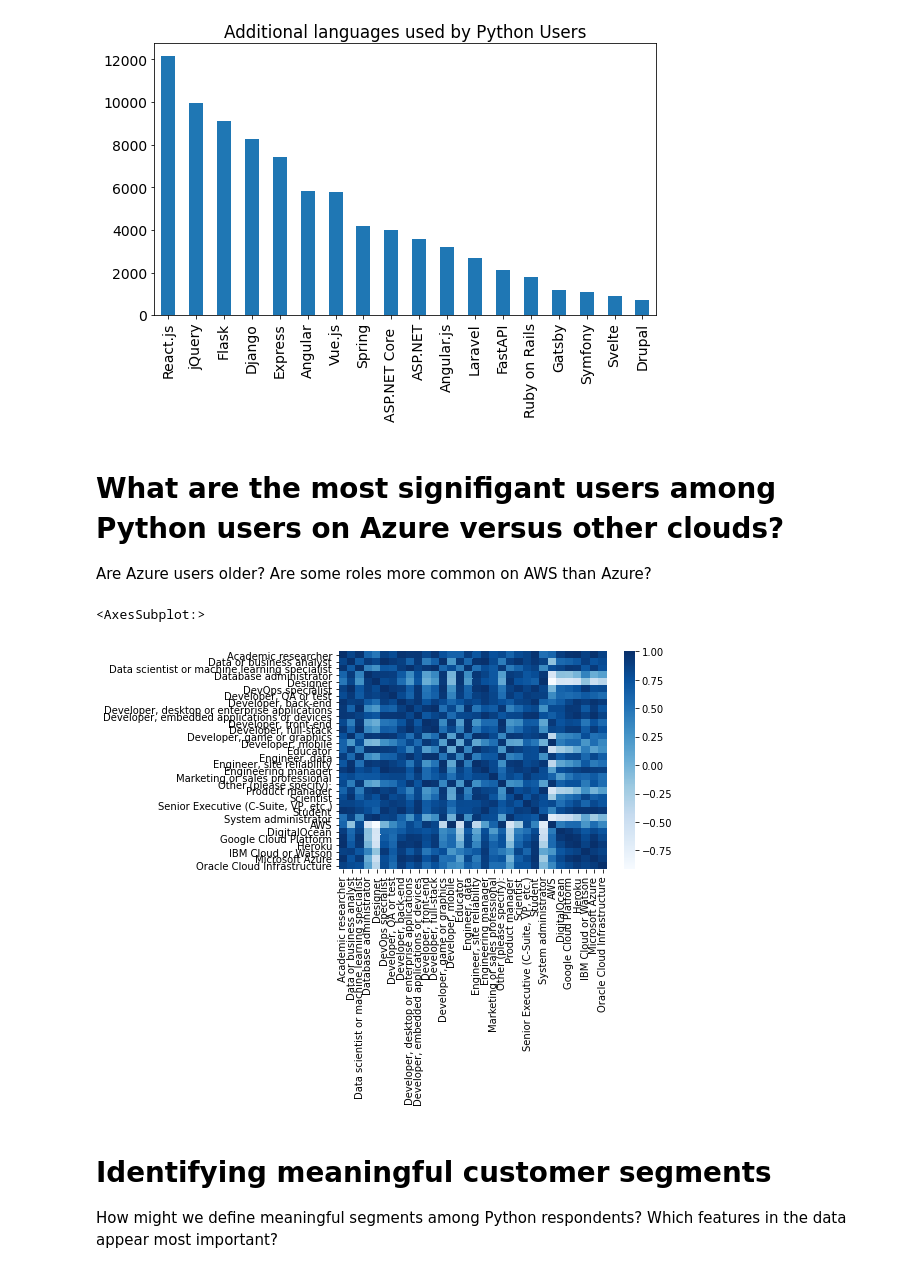
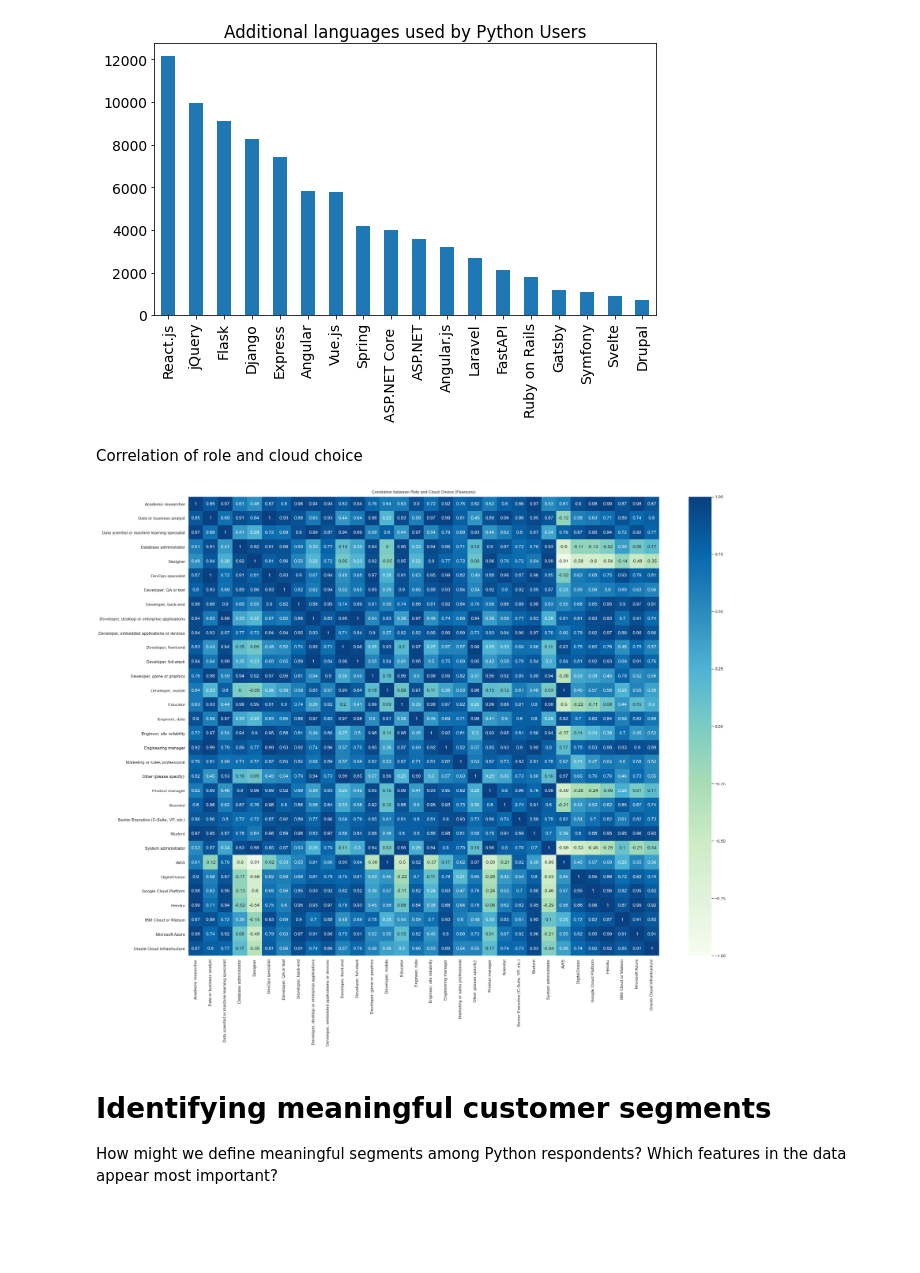
Before and after one commit to binderjoe/stackoverflow2021, a Jupyter notebook: exploratory-analysis.ipynb, the cells around one changed output. Cells and saved outputs as stored; diff of their text form; code cells hidden in the pictures; blank space fills up the shorter version.

Commit message:
Clean up role / cloud correlation

```diff
--- a/exploratory-analysis.ipynb
+++ b/exploratory-analysis.ipynb
@@ -151,20 +151,22 @@ expand_multivalue_column(python_results, 'WebframeHaveWorkedWith').sum().sort_va
 # %% [output]
 <AxesSubplot:title={'center':'Additional languages used by Python Users'}>
 [figure]
-# %% [markdown]
-# What are the most signifigant users among Python users on Azure versus other clouds?
-Are Azure users older? Are some roles more common on AWS than Azure?
+# %% [markdown]
+Correlation of role and cloud choice
 # %%
 ''' Initial exploration of correlation between role and cloud usage'''
 df = python_results.copy()
 clouds_df = expand_multivalue_column(df, 'PlatformHaveWorkedWith')
 roles_df = expand_multivalue_column(df, 'DevType')
 sparse_df = pd.concat([roles_df, clouds_df], axis=1)
-corr = sparse_df.corr()
-sns.heatmap(corr, xticklabels=corr.columns, yticklabels=corr.columns, cmap="Blues")
+corr = sparse_df.corr(method='pearson')
+plt.figure(figsize=(30, 24))
+sns.set(font_scale=1.1)
+corr_heatmap = round(corr, 2)
+heatmap = sns.heatmap(corr_heatmap, vmin=-1, vmax=1, annot=True, cmap='GnBu')
+heatmap.set_title('Correlation between Role and Cloud Choice (Pearsons)', fontdict={'fontsize':12}, pad=10);
 # %% [output]
-<AxesSubplot:>
-[figure, old version]
+[figure, new version]
 # %% [markdown]
 # Identifying meaningful customer segments
 How might we define meaningful segments among Python respondents? Which features in the data appear most important?
```
